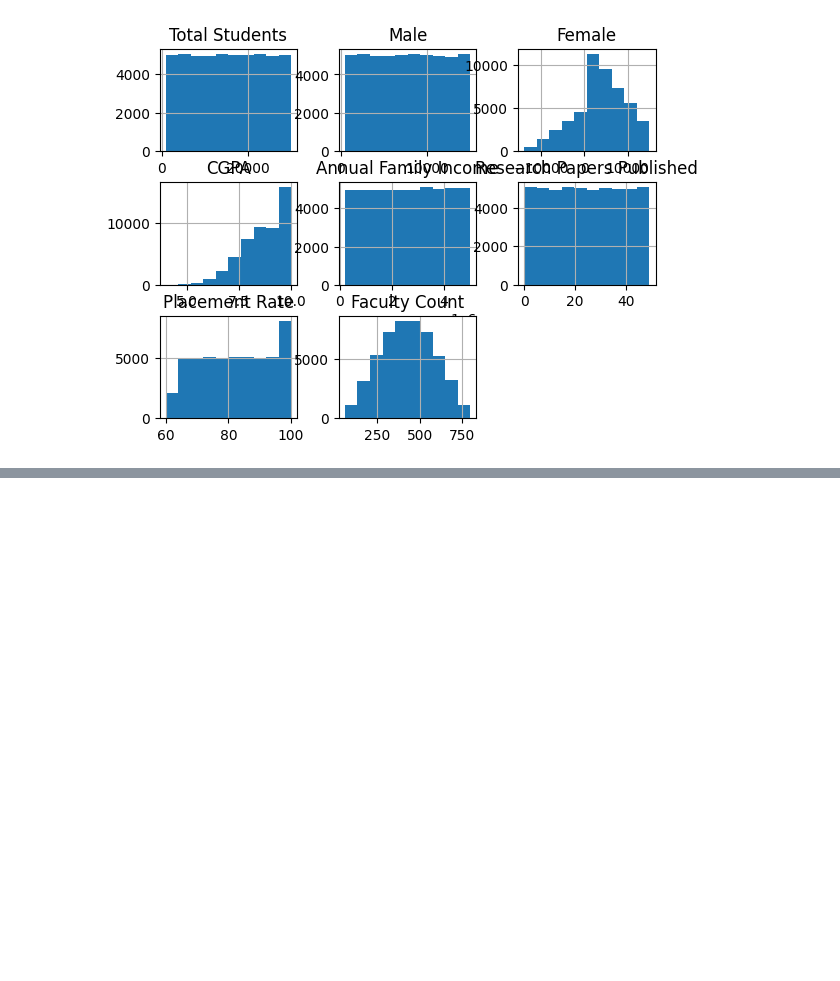
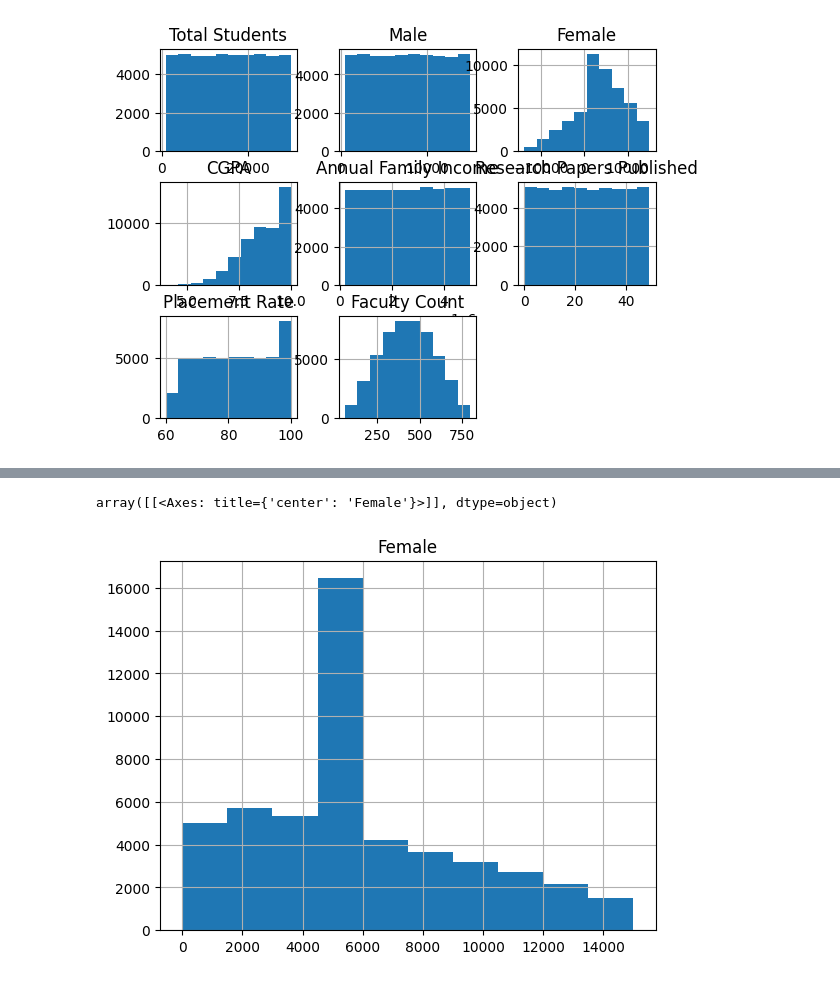
Before and after one commit to DenisaGhiriti/college, a Jupyter notebook: college.ipynb, the cells around one changed output, grey strips where cells are left out. Saved outputs shown, nothing was run; the diff lists cells and outputs as text; code cells hidden in the pictures; blank space fills up the shorter version.

```diff
--- a/college.ipynb
+++ b/college.ipynb
@@ -55,0 +76,6 @@ array([[<Axes: title={'center': 'Total Students'}>,
+# %%
+# df['Female'] = df['Female'].apply(lambda x: x if x >= 0 else np.nan)
+# print(df[df['Female'] < 0])
+median_value = df[df['Female'] >= 0]['Female'].median()
+df['Female'] = df['Female'].apply(lambda x: x if x >= 0 else median_value)
+print(df[df['Female'] < 0])
@@ -55,0 +120,3 @@ array([[<Axes: title={'center': 'Total Students'}>,
+# %%
+df['Female'] = df['Female'].astype(int)
+df.info()
@@ -55,0 +143,5 @@ array([[<Axes: title={'center': 'Total Students'}>,
+# %%
+df.hist('Female')
+# %% [output]
+array([[<Axes: title={'center': 'Female'}>]], dtype=object)
+[figure, added]
```
Also changed, not shown: parts of 8 cells of this notebook.
